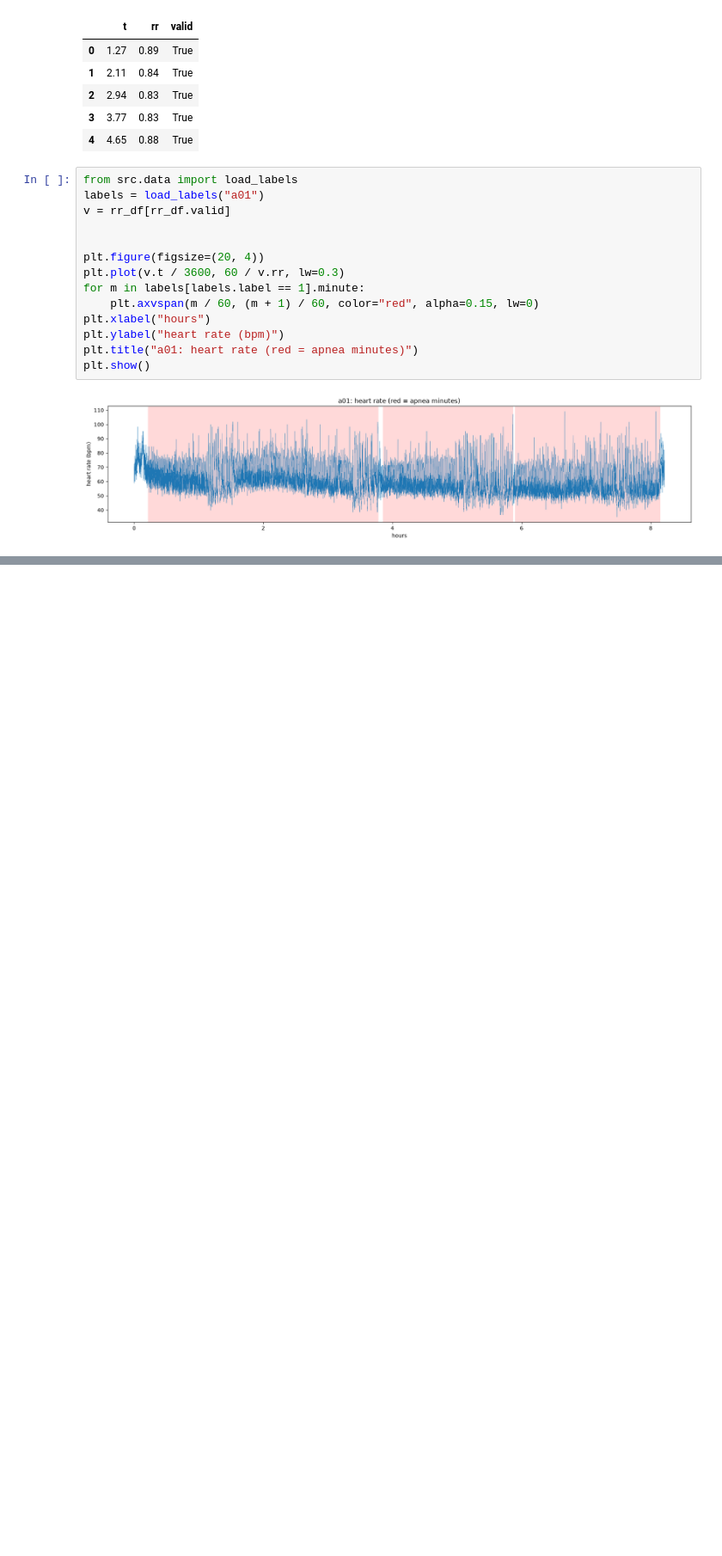
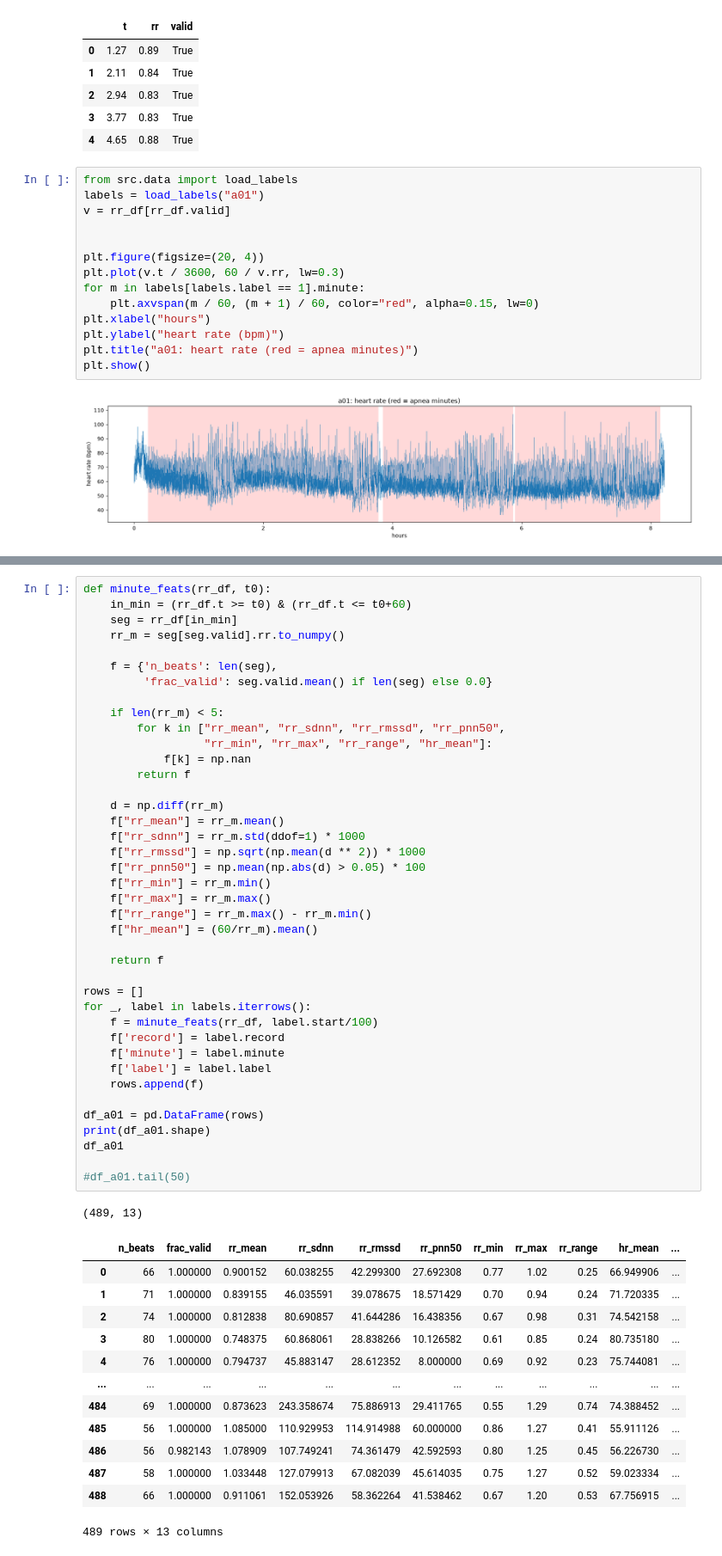
Before and after one commit to MammadHuseyn/apnea-ecg-ml, a Jupyter notebook: notebooks/02_feature_extraction.ipynb, the cells around one changed output, grey strips where cells are left out. Shown at 86% size. Saved outputs shown, nothing was run; the diff lists cells and outputs as text; blank space fills up the shorter version.

```diff
--- a/notebooks/02_feature_extraction.ipynb
+++ b/notebooks/02_feature_extraction.ipynb
@@ -103,0 +153,55 @@ plt.show()
+# %%
+def minute_feats(rr_df, t0):
+    in_min = (rr_df.t >= t0) & (rr_df.t <= t0+60)
+    seg = rr_df[in_min]
+    rr_m = seg[seg.valid].rr.to_numpy()
+
+    f = {'n_beats': len(seg),
+         'frac_valid': seg.valid.mean() if len(seg) else 0.0}
+
+    if len(rr_m) < 5:
+        for k in ["rr_mean", "rr_sdnn", "rr_rmssd", "rr_pnn50",
+                  "rr_min", "rr_max", "rr_range", "hr_mean"]:
+            f[k] = np.nan
+        return f
+
+    d = np.diff(rr_m)
+    f["rr_mean"] = rr_m.mean()
+    f["rr_sdnn"] = rr_m.std(ddof=1) * 1000
+    f["rr_rmssd"] = np.sqrt(np.mean(d ** 2)) * 1000
+    f["rr_pnn50"] = np.mean(np.abs(d) > 0.05) * 100
+    f["rr_min"] = rr_m.min()
+    f["rr_max"] = rr_m.max()
+    f["rr_range"] = rr_m.max() - rr_m.min()
+    f["hr_mean"] = (60/rr_m).mean()
+
+    return f
+
+rows = []
+for _, label in labels.iterrows():
+    f = minute_feats(rr_df, label.start/100)
+    f['record'] = label.record
+    f['minute'] = label.minute
+    f['label'] = label.label
+    rows.append(f)
+
+df_a01 = pd.DataFrame(rows)
+print(df_a01.shape)
+df_a01
+
+#df_a01.tail(50)
+# %% [output]
+(489, 13)
+|  | n_beats | frac_valid | rr_mean | rr_sdnn | rr_rmssd | rr_pnn50 | rr_min | rr_max | rr_range | hr_mean | ... |
+| 0 | 66 | 1.000000 | 0.900152 | 60.038255 | 42.299300 | 27.692308 | 0.77 | 1.02 | 0.25 | 66.949906 | ... |
+| 1 | 71 | 1.000000 | 0.839155 | 46.035591 | 39.078675 | 18.571429 | 0.70 | 0.94 | 0.24 | 71.720335 | ... |
+| 2 | 74 | 1.000000 | 0.812838 | 80.690857 | 41.644286 | 16.438356 | 0.67 | 0.98 | 0.31 | 74.542158 | ... |
+| 3 | 80 | 1.000000 | 0.748375 | 60.868061 | 28.838266 | 10.126582 | 0.61 | 0.85 | 0.24 | 80.735180 | ... |
+| 4 | 76 | 1.000000 | 0.794737 | 45.883147 | 28.612352 | 8.000000 | 0.69 | 0.92 | 0.23 | 75.744081 | ... |
+| ... | ... | ... | ... | ... | ... | ... | ... | ... | ... | ... | ... |
+| 484 | 69 | 1.000000 | 0.873623 | 243.358674 | 75.886913 | 29.411765 | 0.55 | 1.29 | 0.74 | 74.388452 | ... |
+| 485 | 56 | 1.000000 | 1.085000 | 110.929953 | 114.914988 | 60.000000 | 0.86 | 1.27 | 0.41 | 55.911126 | ... |
+| 486 | 56 | 0.982143 | 1.078909 | 107.749241 | 74.361479 | 42.592593 | 0.80 | 1.25 | 0.45 | 56.226730 | ... |
+| 487 | 58 | 1.000000 | 1.033448 | 127.079913 | 67.082039 | 45.614035 | 0.75 | 1.27 | 0.52 | 59.023334 | ... |
+| 488 | 66 | 1.000000 | 0.911061 | 152.053926 | 58.362264 | 41.538462 | 0.67 | 1.20 | 0.53 | 67.756915 | ... |
+489 rows × 13 columns
```
Also changed, not shown: parts of 7 cells of this notebook, 2 other files.
